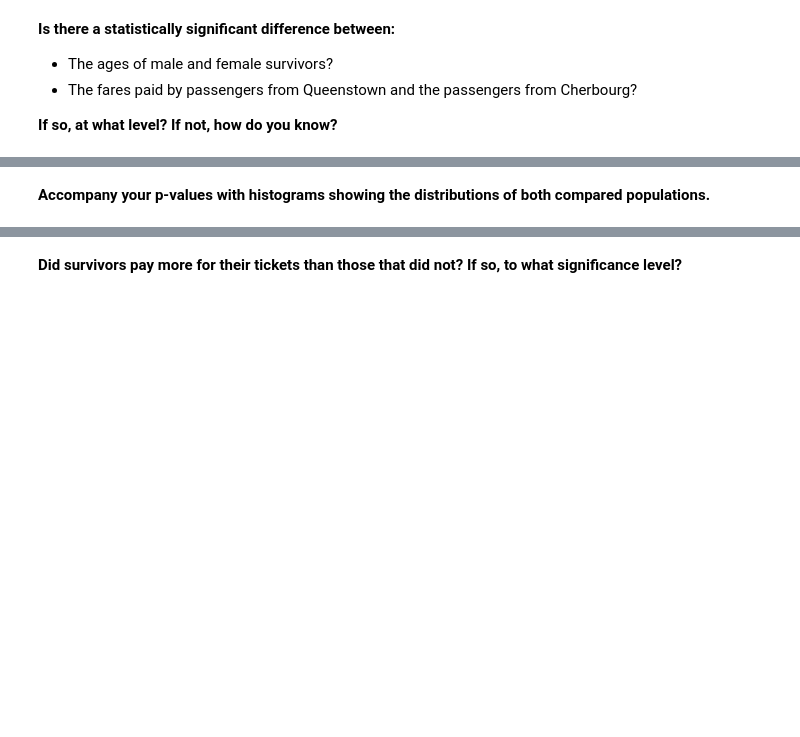
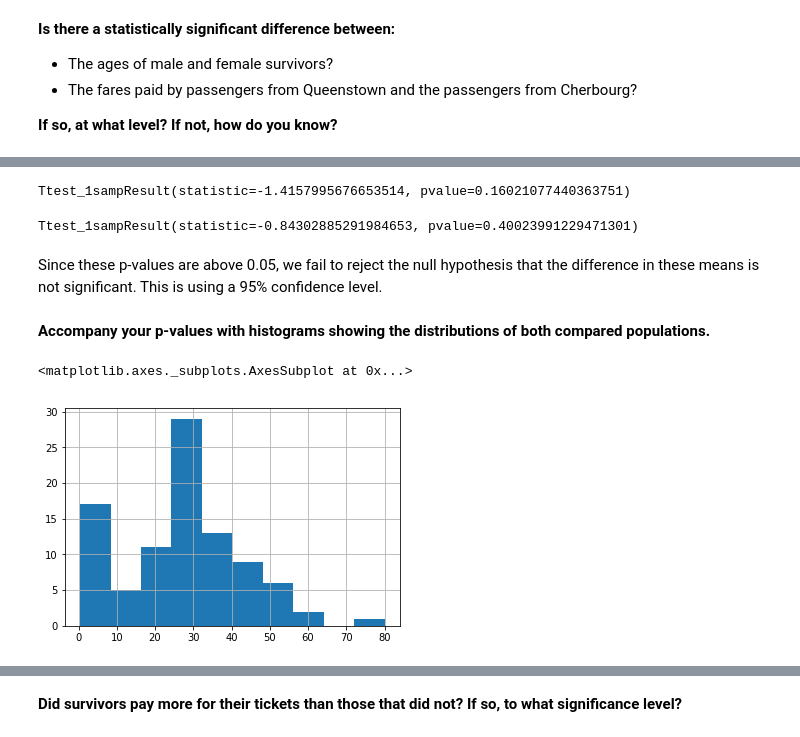
Before and after one commit to jsenft/k2_foundations, a Jupyter notebook: titanic/titanic.ipynb, the cells around one changed output, grey strips where cells are left out. Drawn from its saved outputs; the diff is of its cells as text; code cells hidden in the pictures; blank space fills up the shorter version.

```diff
--- a/titanic/titanic.ipynb
+++ b/titanic/titanic.ipynb
@@ -438,2 +447,20 @@ So far, I've tried over a million samples but not getting much improvement on th
+# %%
+male_survivors = df[(df.Sex == 'male') & (df.Survived == 1)]['Age'].dropna()
+female_survivors = df[(df.Sex == 'female') & (df.Survived == 1)]['Age'].dropna()
+# %%
+stats.ttest_1samp(a=male_survivors, popmean=df.Age.mean())
+# %% [output]
+Ttest_1sampResult(statistic=-1.4157995676653514, pvalue=0.16021077440363751)
+# %%
+stats.ttest_1samp(a=female_survivors, popmean=df.Age.mean())
+# %% [output]
+Ttest_1sampResult(statistic=-0.84302885291984653, pvalue=0.40023991229471301)
+# %% [markdown]
+Since these p-values are above 0.05, we fail to reject the null hypothesis that the difference in these means is not significant. This is using a 95% confidence level.
 # %% [markdown]
 **Accompany your p-values with histograms showing the distributions of both compared populations.**
+# %%
+male_survivors.hist()
+# %% [output]
+<matplotlib.axes._subplots.AxesSubplot at 0x...>
+[figure, added]
```
Also changed, not shown: parts of 13 cells of this notebook.
